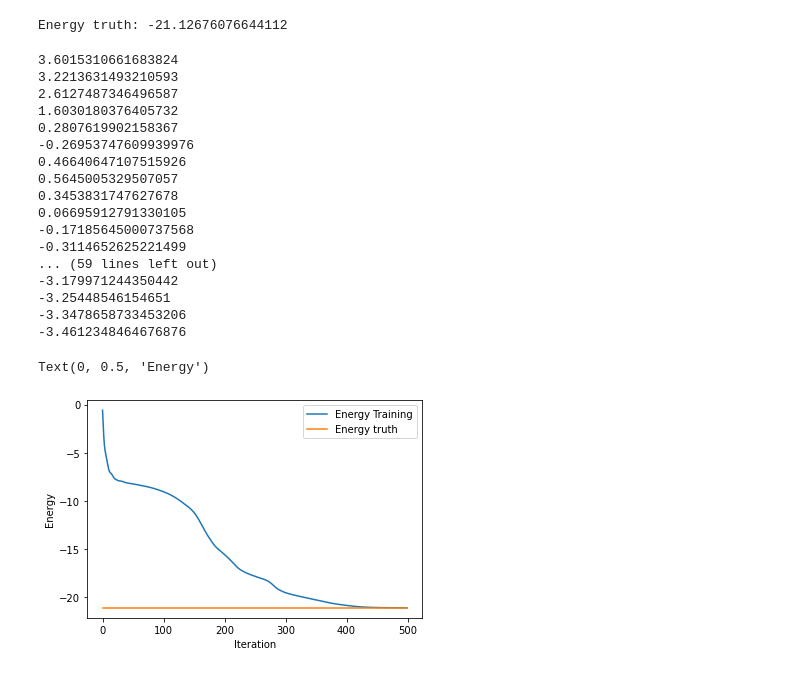
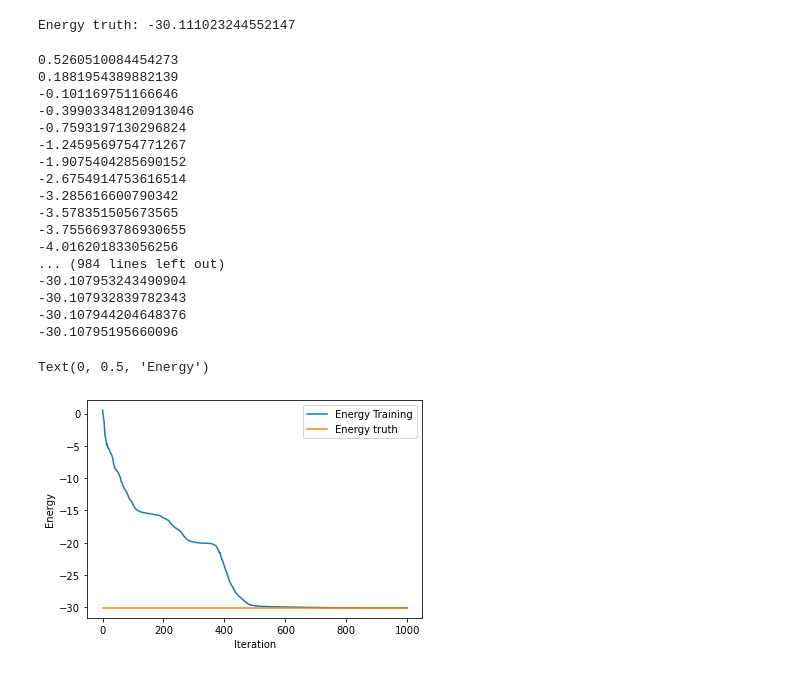
Before and after one commit to KristianWold/QuantumRBM, a Jupyter notebook: rbm.ipynb, the cells around one changed output. Cells and saved outputs as stored; diff of their text form; code cells hidden in the pictures.

```diff
--- a/rbm.ipynb
+++ b/rbm.ipynb
@@ -214,5 +351,5 @@ Text(0, 0.5, 'Energy')
 # %%
-n = 5
+n = 6
 d = 2**n
 np.random.seed(42)
 hamiltonian = random_hamiltonian(d)
@@ -220,33 +357,33 @@ eig,_ = np.linalg.eigh(hamiltonian)
 E_truth = np.min(eig)
 print(f"Energy truth: {E_truth}")
 
-rbm = RBM(n_vis=n, n_hid=20, hamiltonian=hamiltonian)
-energy_list = rbm.train(iter=500, lr=0.01)
+rbm = RBM(n_vis=n, n_hid=32, hamiltonian=hamiltonian)
+energy_list = rbm.train(iter=1000, lr=0.01)
 # %% [output]
-Energy truth: -21.12676076644112
+Energy truth: -30.111023244552147
-3.6015310661683824
-3.2213631493210593
-2.6127487346496587
-1.6030180376405732
-0.2807619902158367
--0.26953747609939976
-0.46640647107515926
-0.5645005329507057
-0.3453831747627678
-0.06695912791330105
--0.17185645000737568
--0.3114652625221499
-... (59 lines left out)
--3.179971244350442
--3.25448546154651
--3.3478658733453206
--3.4612348464676876
+0.5260510084454273
+0.1881954389882139
+-0.101169751166646
+-0.39903348120913046
+-0.7593197130296824
+-1.2459569754771267
+-1.9075404285690152
+-2.6754914753616514
+-3.285616600790342
+-3.578351505673565
+-3.7556693786930655
+-4.016201833056256
+... (984 lines left out)
+-30.107953243490904
+-30.107932839782343
+-30.107944204648376
+-30.10795195660096
 # %%
 plt.plot(energy_list)
-plt.plot([0,499], [E_truth, E_truth])
+plt.plot([0,999], [E_truth, E_truth])
 plt.legend(["Energy Training", "Energy truth"])
 plt.xlabel("Iteration")
 plt.ylabel("Energy")
 # %% [output]
 Text(0, 0.5, 'Energy')
-[figure, old version]
+[figure, new version]
```
Also changed, not shown: parts of 9 cells of this notebook.
